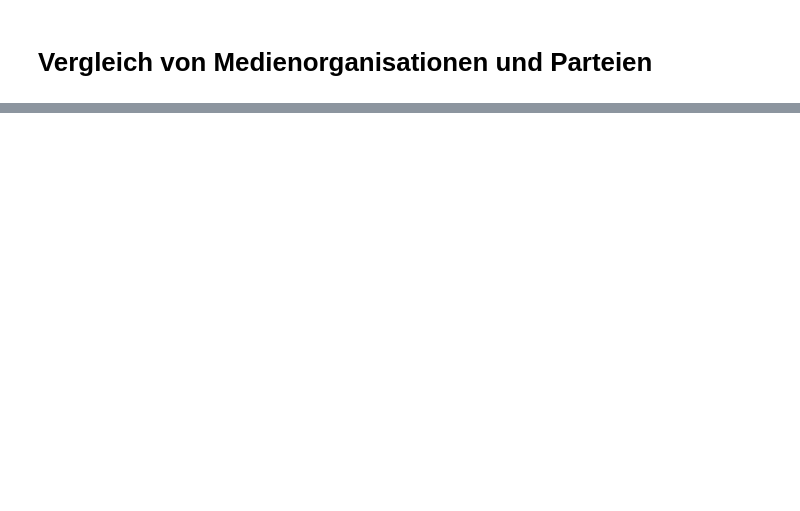
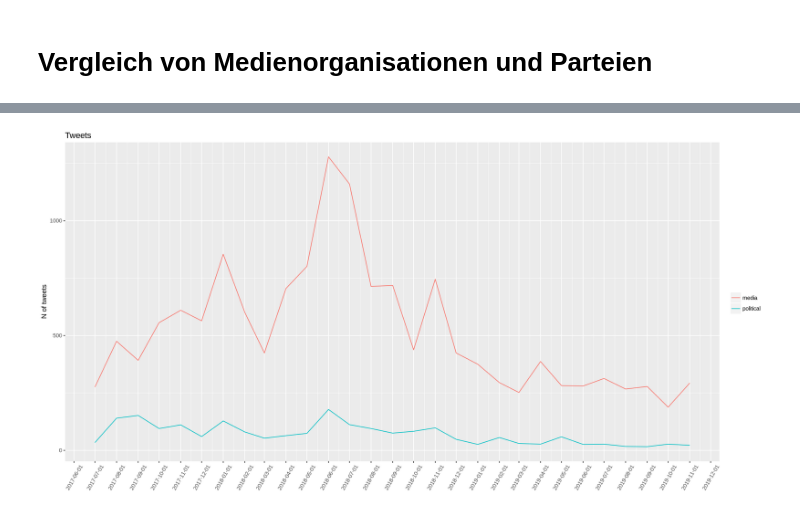
Before and after one commit to gesiscss/gesis_dataday_20, a Jupyter notebook: smm/migration.ipynb, the cells around one changed output, grey strips where cells are left out. Cells and saved outputs as stored; diff of their text form; code cells hidden in the pictures; blank space fills up the shorter version.

```diff
--- a/smm/migration.ipynb
+++ b/smm/migration.ipynb
@@ -114,7 +81,7 @@ url_tweets_pol <- paste(base_pol,"twitter/tweets_by/politicians", sep="")
 
 params = list(
     from_date='2017-01-01',
-    to_date='2019-12-31',
+    to_date='2019-11-30',
     aggregate_by='month',
     text_contains=migration
 )
@@ -149,0 +88,27 @@ all_with_pol <- rbind(all, tweets_pol)
+# %%
+# Noch einmal genauso wie oben
+
+# Einen Data Frame pro Organisationstyp
+tweets_media <- data.frame()
+tweets_political <- data.frame()
+
+# Tweets ziehen
+for (organization_id in media) {
+    json_tweets <- fromJSON(content(GET(paste(url_tweets, organization_id, "/?", sep=""),query=params), "text", encoding="UTF-8"), flatten = TRUE)
+    if (length(json_tweets$values) != 0) {
+        tweets_media <- rbind(tweets_media, as.data.frame(json_tweets))
+    }
+}
+
+#Typ-Variable festlegen
+tweets_media[['type']] <- "media"
+
+# Tweets ziehen
+for (organization_id in political) {
+    json_tweets <- fromJSON(content(GET(paste(url_tweets, organization_id, "/?", sep=""),query=params), "text", encoding="UTF-8"), flatten = TRUE)
+    if (length(json_tweets$values) != 0) {
+        tweets_political <- rbind(tweets_political, as.data.frame(json_tweets))
+    }
+}
+#Typ-Variable festlegen
+tweets_political[['type']] <- "political"
@@ -149,0 +118,11 @@ all_with_pol <- rbind(all, tweets_pol)
+# %%
+# plotting tweets
+ggplot(data=all, aes(x=as.Date(labels), y=values)) + stat_summary(fun.y = sum, geom="line", aes(colour = type)) +
+
+    #geom_point(aes(colour = factor(party))) +
+    theme(axis.text.x = element_text( angle = 60, hjust = 0.5, vjust = 0.5),
+        axis.title.x = element_blank(), legend.title = element_blank()) +
+    labs(title = "Tweets", y = "N of tweets") +
+    scale_x_date(date_breaks = "1 month")
+# %% [output]
+[figure, added]
```
Also changed, not shown: parts of 22 cells of this notebook, 4 other files.
